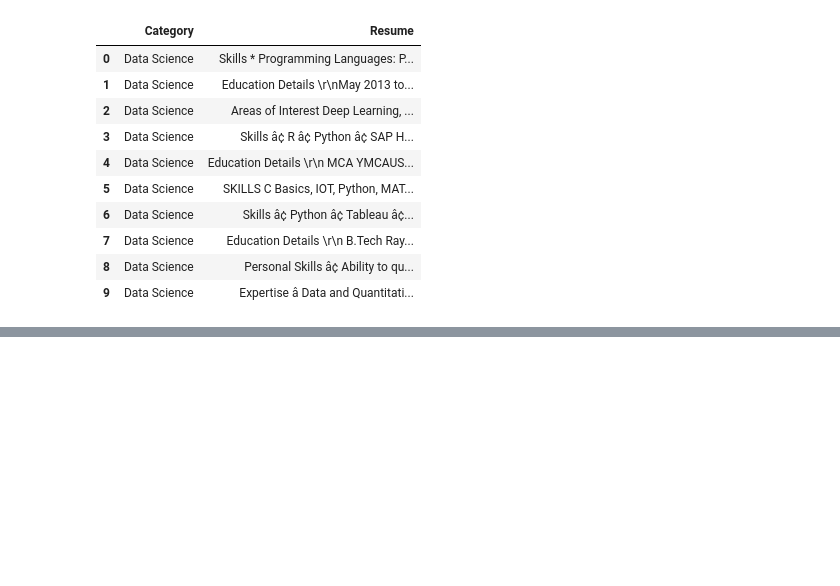
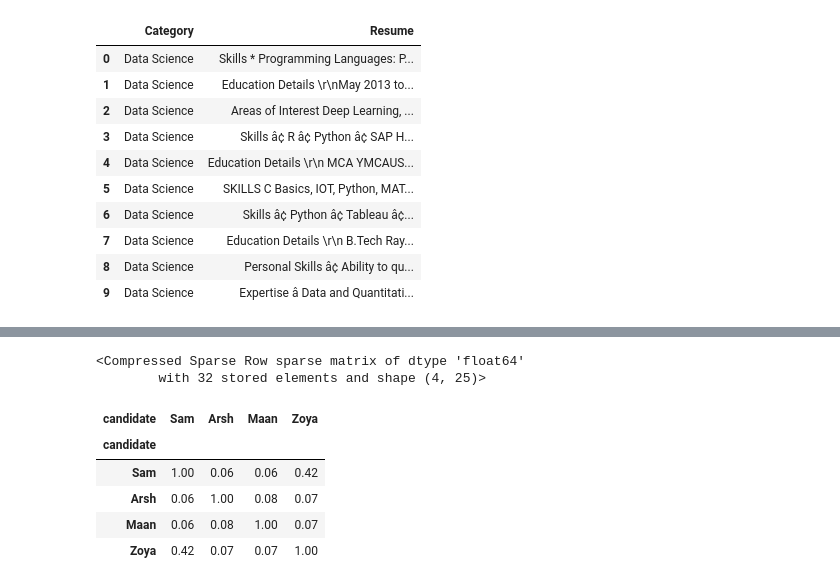
Before and after one commit to sabrienaamran-eng/aimltraining, a Jupyter notebook: Day-25/ResumeSkillsSummaryNLP_Example.ipynb, the cells around one changed output, grey strips where cells are left out. Saved outputs shown, nothing was run; the diff lists cells and outputs as text; code cells hidden in the pictures; blank space fills up the shorter version.

```diff
--- a/Day-25/ResumeSkillsSummaryNLP_Example.ipynb
+++ b/Day-25/ResumeSkillsSummaryNLP_Example.ipynb
@@ -25,0 +66,10 @@ print('\n Columns')
+# %%
+resumes={
+    "candidate":['Sam','Arsh','Maan'],
+    "resume_text":["Python developer skilled in Django,Flask, Rest API and MySQL",
+                   "Machine learning engineer experience in Python,TensorFlow, NLP and data analysis",
+                   "Full stack developer with .net, javascript,React, Node.js and MongoDB experience" ]
+}
+# %%
+df=pd.DataFrame(resumes)
+df
@@ -25,0 +99,2 @@ print('\n Columns')
+# %%
+df.loc[len(df)]=["Zoya","Backend developer skilled in Python , Flask and SQL"]
@@ -25,0 +109,20 @@ print('\n Columns')
+# %%
+vectorize=TfidfVectorizer(stop_words='english')
+tfidf_matrix=vectorize.fit_transform(df['resume_text'])
+tfidf_matrix.shape
+tfidf_matrix
+#
+# %% [output]
+<Compressed Sparse Row sparse matrix of dtype 'float64'
+        with 32 stored elements and shape (4, 25)>
+# %%
+similartiness_matrix=cosine_similarity(tfidf_matrix)
+sim_df=pd.DataFrame(similartiness_matrix,index=df["candidate"],columns=df["candidate"])
+sim_df.round(2)
+# %% [output]
+| candidate | Sam | Arsh | Maan | Zoya |
+| candidate |  |  |  |  |
+| Sam | 1.00 | 0.06 | 0.06 | 0.42 |
+| Arsh | 0.06 | 1.00 | 0.08 | 0.07 |
+| Maan | 0.06 | 0.08 | 1.00 | 0.07 |
+| Zoya | 0.42 | 0.07 | 0.07 | 1.00 |
```
Also changed, not shown: parts of 11 cells of this notebook, 5 other files.
